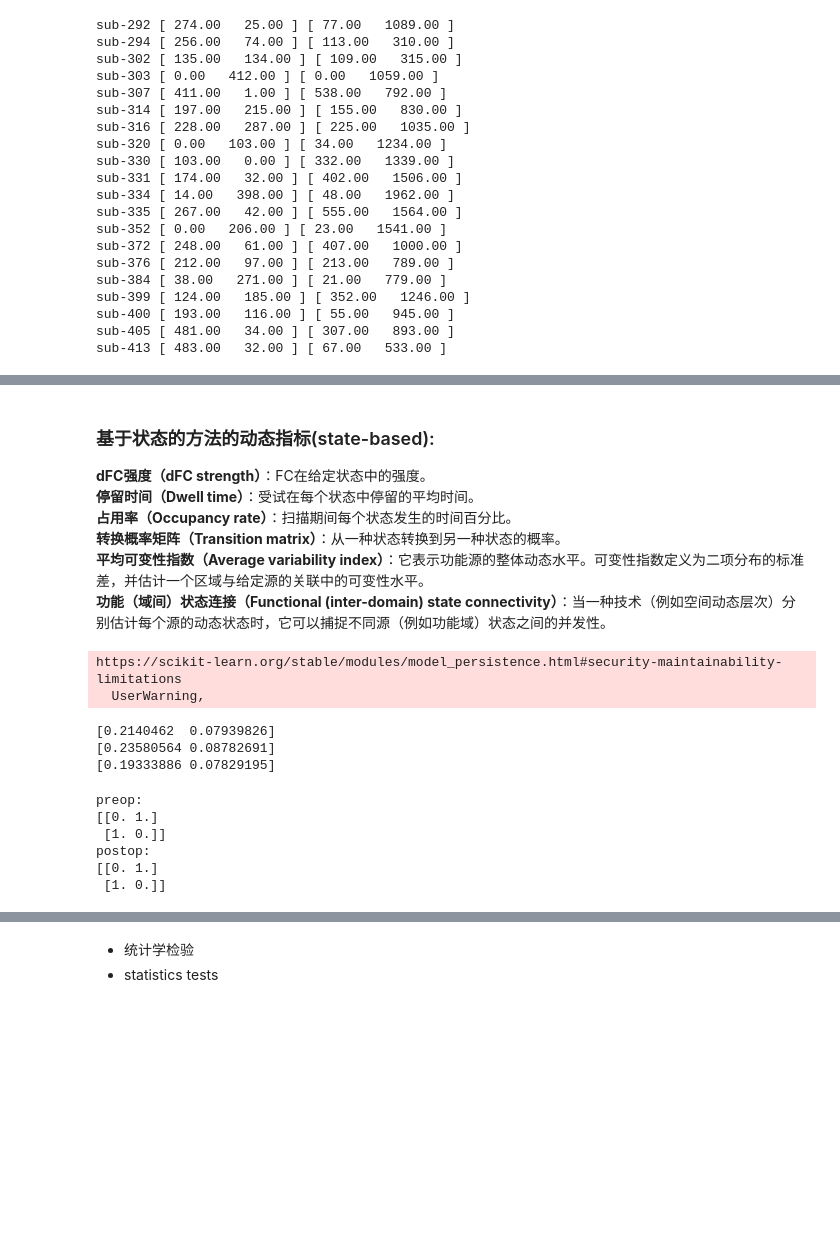
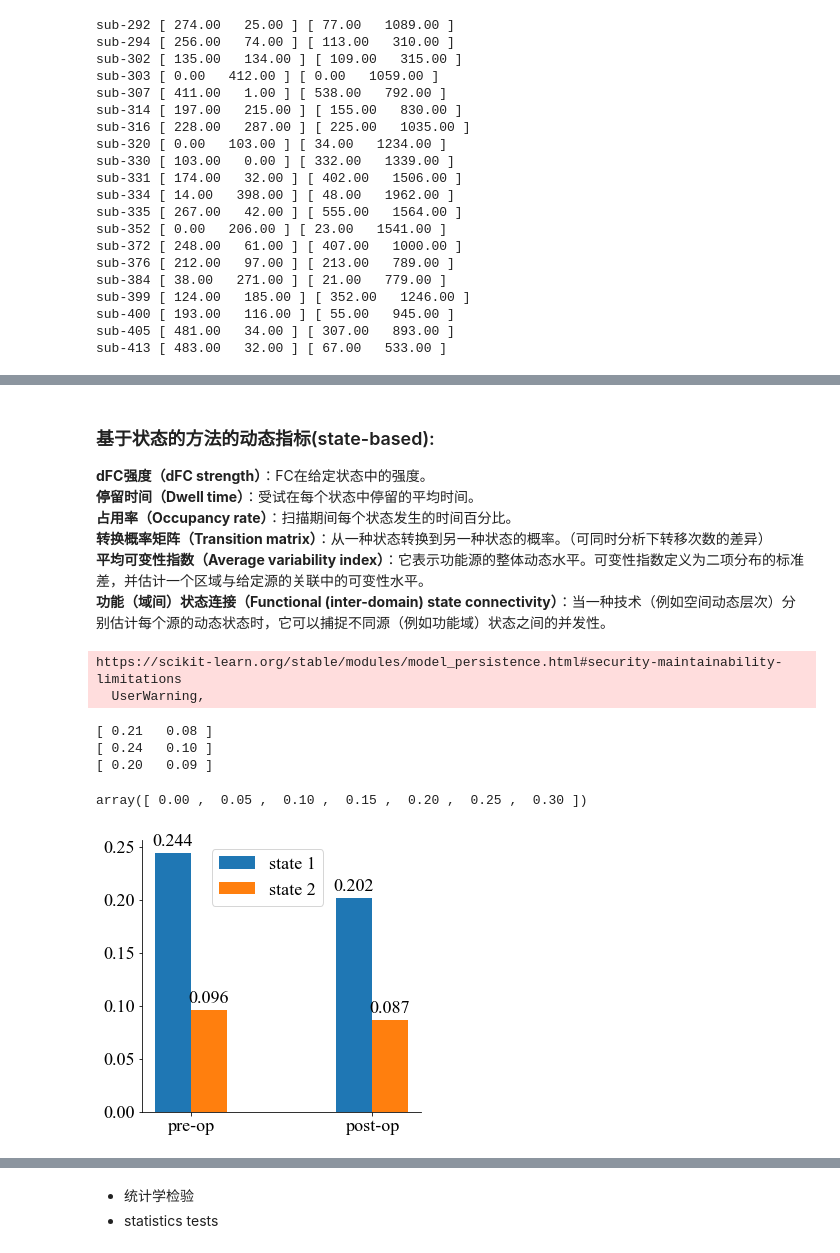
Before and after one commit to miracleXL/es-fmri, a Jupyter notebook: state_analysis.ipynb, the cells around one changed output, grey strips where cells are left out. Drawn from its saved outputs; the diff is of its cells as text; code cells hidden in the pictures; blank space fills up the shorter version.

```diff
--- a/state_analysis.ipynb
+++ b/state_analysis.ipynb
@@ -183,7 +227,7 @@ for i, fc in enumerate(centroids_change):
 **dFC强度（dFC strength）**：FC在给定状态中的强度。
 **停留时间（Dwell time）**：受试在每个状态中停留的平均时间。
 **占用率（Occupancy rate）**：扫描期间每个状态发生的时间百分比。
-**转换概率矩阵（Transition matrix）**：从一种状态转换到另一种状态的概率。
+**转换概率矩阵（Transition matrix）**：从一种状态转换到另一种状态的概率。（可同时分析下转移次数的差异）
 **平均可变性指数（Average variability index）**：它表示功能源的整体动态水平。可变性指数定义为二项分布的标准差，并估计一个区域与给定源的关联中的可变性水平。
 **功能（域间）状态连接（Functional (inter-domain) state connectivity）**：当一种技术（例如空间动态层次）分别估计每个源的动态状态时，它可以捕捉不同源（例如功能域）状态之间的并发性。
 # %%
@@ -198,6 +242,13 @@ with open(f"states/total/pkl/{window_length}s_{k}states.pkl", "rb") as f:
     states = pickle.load(f)
 with open("datasets.json", "rb") as f:
     datasets = json.load(f)
+
+save_dir = "states/total/centroids"
+with open(f"{save_dir}/centroids_preop.pkl", "rb") as f:
+    centroids_preop = pickle.load(f)
+with open(f"{save_dir}/centroids_postop.pkl", "rb") as f:
+    centroids_postop = pickle.load(f)
+fig_dir = "states/total/figs"
 # %% [output]
 https://scikit-learn.org/stable/modules/model_persistence.html#security-maintainability-limitations
   UserWarning,
@@ -209,18 +260,40 @@ center = km.cluster_centers_.reshape((km.cluster_centers_.shape[0], 116, 116))
 for fc in center:
     np.fill_diagonal(fc, 0)
 print(center.sum(axis=(1,2))/(116*116))
-del center
+# del center
 print(centroids_preop.sum(axis=(1,2))/(116*116))
 print(centroids_postop.sum(axis=(1,2))/(116*116))
 # %% [output]
-[0.2140462  0.07939826]
-[0.23580564 0.08782691]
-[0.19333886 0.07829195]
+[ 0.21   0.08 ]
+[ 0.24   0.10 ]
+[ 0.20   0.09 ]
+# %%
+ax.get_yticks()
+# %% [output]
+array([ 0.00 ,  0.05 ,  0.10 ,  0.15 ,  0.20 ,  0.25 ,  0.30 ])
+# %%
+dfc_strength = np.vstack((centroids_preop.sum(axis=(1,2))/(116*116), centroids_postop.sum(axis=(1,2))/(116*116)))
+dfc_strength = np.round(dfc_strength, 3)
+fig, ax = plt.subplots(figsize=(5, 5))
+x = np.arange(2)
+bar_width = 0.2
+offset = bar_width/2
+rects = ax.bar(x + offset, dfc_strength[..., 0], width=bar_width, label = "state 1")
+ax.bar_label(rects, padding=3, fontsize=fontsize)
+rects = ax.bar(x + offset+bar_width, dfc_strength[..., 1], width=bar_width, label = "state 2")
+ax.bar_label(rects, padding=3, fontsize=fontsize)
+ax.set_xticks(x + bar_width, ["pre-op", "post-op"], fontsize=fontsize)
+ax.legend(loc='upper center', prop = {'size':18}, bbox_to_anchor=(0.45, 1), ncol=1)
+ax.spines['top'].set_visible(False)
+ax.spines['right'].set_visible(False)
+fig.savefig(f"{fig_dir}/dFC_strength.{fig_format}", dpi=300, format=fig_format, bbox_inches = "tight")
+# %% [output]
+[figure, added]
 # %%
 # 状态转换概率
 # calculate transition matrix
-states_trans_preop = np.zeros((k, k))
-states_trans_postop = np.zeros((k, k))
+states_trans_preop = np.zeros(len(states))
+states_trans_postop = np.zeros(len(states))
 for sub in states:
     for run, state in states[sub]["ses-preop"].items():
         lastState= state[0]
@@ -236,14 +309,11 @@ for sub in states:
                 lastState = st
 transition_matrix_preop = (states_trans_preop.T/states_trans_preop.sum(axis=1)).T
 transition_matrix_postop = (states_trans_postop.T/states_trans_postop.sum(axis=1)).T
-print("preop: ")
+print("transition times preop: ")
+print(states_trans_preop)
+print("transition times postop: ")
+print(states_trans_postop)
+print("transition matrix preop: ")
 print(transition_matrix_preop)
-print("postop: ")
+print("transition matrix postop: ")
 print(transition_matrix_postop)
-# %% [output]
-preop:
-[[0. 1.]
- [1. 0.]]
-postop:
-[[0. 1.]
- [1. 0.]]
```
Also changed, not shown: parts of 25 cells of this notebook, 5 other files.
